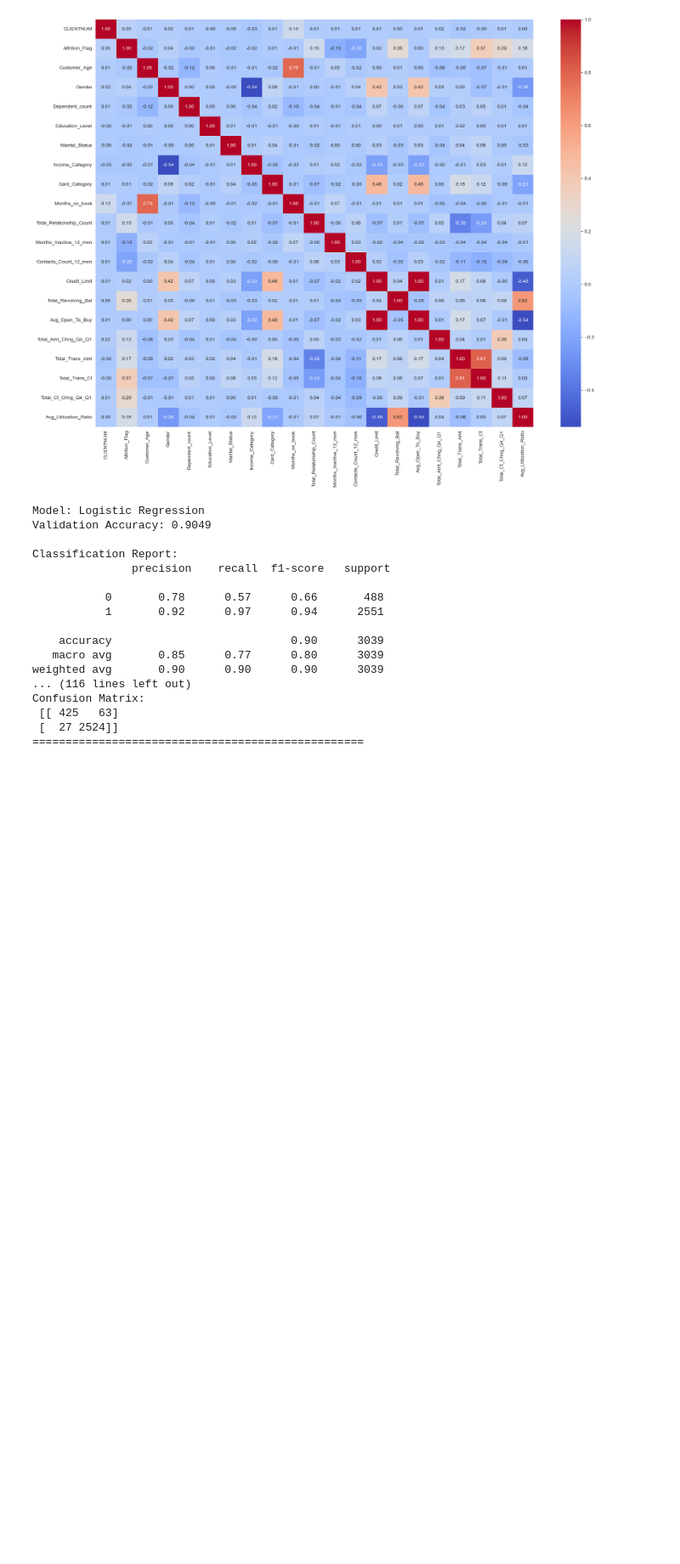
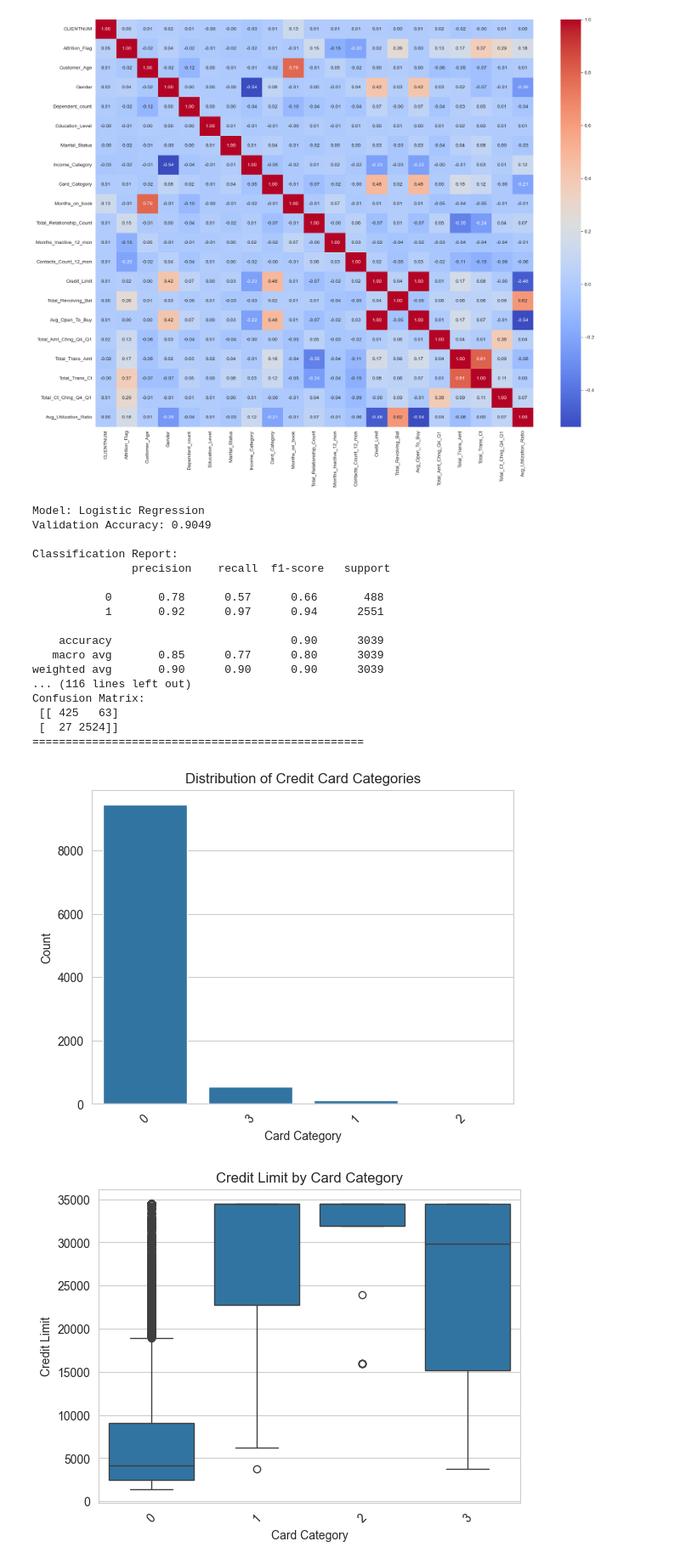
Before and after one commit to rachelletwq/inf2008-grp9-project, a Jupyter notebook: BankFraud.ipynb, the cells around one changed output. Shown at 85% size. Drawn from its saved outputs; the diff is of its cells as text; code cells hidden in the pictures; blank space fills up the shorter version.

Commit message:
added in data viz for credit card

```diff
--- a/BankFraud.ipynb
+++ b/BankFraud.ipynb
@@ -1071,3 +1071,59 @@ Confusion Matrix:
  [[ 425   63]
  [  27 2524]]
 ==================================================
+# %%
+#Distribution of Credit Card Categories
+sns.countplot(data=creditcard_dataset, x="Card_Category", order=creditcard_dataset["Card_Category"].value_counts().index)
+plt.title("Distribution of Credit Card Categories")
+plt.xlabel("Card Category")
+plt.ylabel("Count")
+plt.xticks(rotation=45)
+plt.show()
+
+#Credit Limit by Card Category
+sns.boxplot(data=creditcard_dataset, x="Card_Category", y="Credit_Limit")
+plt.title("Credit Limit by Card Category")
+plt.xlabel("Card Category")
+plt.ylabel("Credit Limit")
+plt.xticks(rotation=45)
+plt.show()
+
+#Average Utilization Ratio by Card Category
+sns.barplot(data=creditcard_dataset, x="Card_Category", y="Avg_Utilization_Ratio", estimator=lambda x: x.mean())
+plt.title("Average Utilization Ratio by Card Category")
+plt.xlabel("Card Category")
+plt.ylabel("Average Utilization Ratio")
+plt.xticks(rotation=45)
+plt.show()
+
+#Total Transactions vs. Credit Limit
+sns.scatterplot(data=creditcard_dataset, x="Credit_Limit", y="Total_Trans_Amt", alpha=0.6)
+plt.title("Total Transactions vs. Credit Limit")
+plt.xlabel("Credit Limit")
+plt.ylabel("Total Transaction Amount")
+plt.show()
+
+#Gender-based Spending Patterns
+sns.barplot(data=creditcard_dataset, x="Gender", y="Total_Trans_Amt", estimator=lambda x: x.mean())
+plt.title("Gender-based Spending Patterns")
+plt.xlabel("Gender")
+plt.ylabel("Average Total Transaction Amount")
+plt.show()
+
+#Credit Utilization vs. Income Category
+sns.boxplot(data=creditcard_dataset, x="Income_Category", y="Avg_Utilization_Ratio")
+plt.title("Credit Utilization vs. Income Category")
+plt.xlabel("Income Category")
+plt.ylabel("Average Utilization Ratio")
+plt.xticks(rotation=45)
+plt.show()
+
+#Total Transaction Amount vs. Number of Transactions
+sns.scatterplot(data=creditcard_dataset, x="Total_Trans_Ct", y="Total_Trans_Amt", alpha=0.6)
+plt.title("Total Transaction Amount vs. Number of Transactions")
+plt.xlabel("Total Number of Transactions")
+plt.ylabel("Total Transaction Amount")
+plt.show()
+# %% [output]
+[figure, added]
+[figure, added]
```
Also changed, not shown: parts of 1 cell of this notebook.
